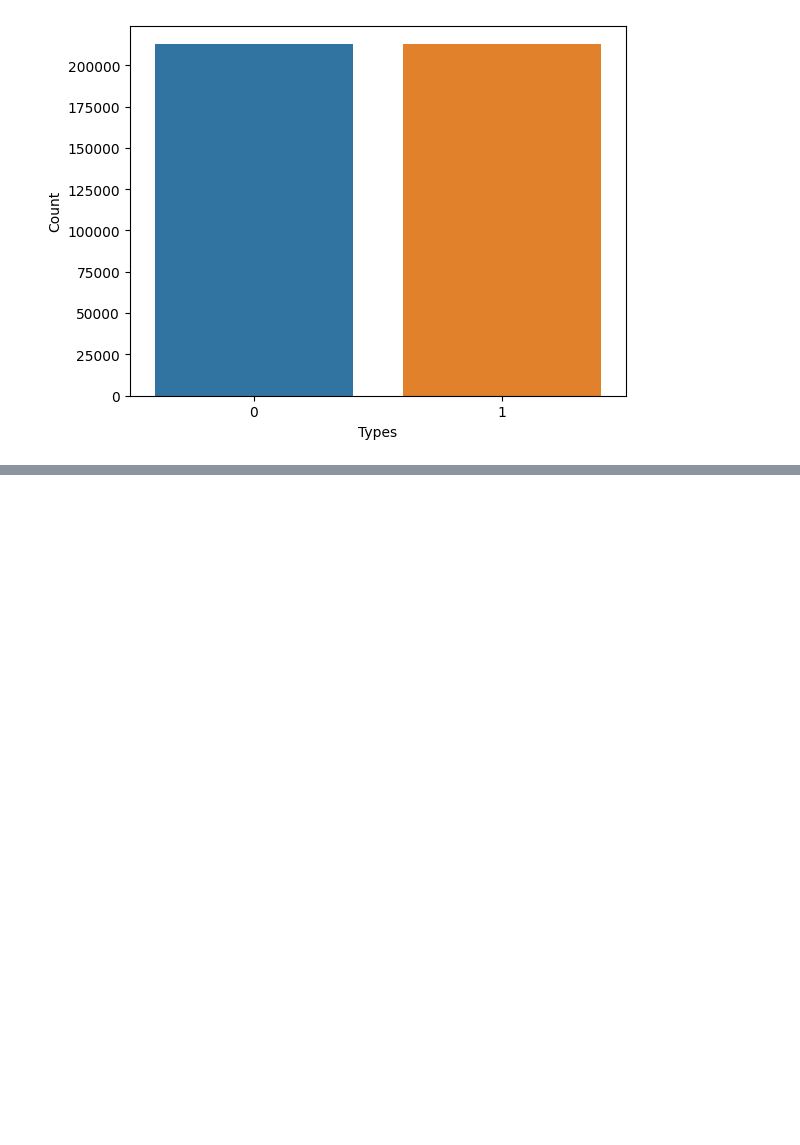
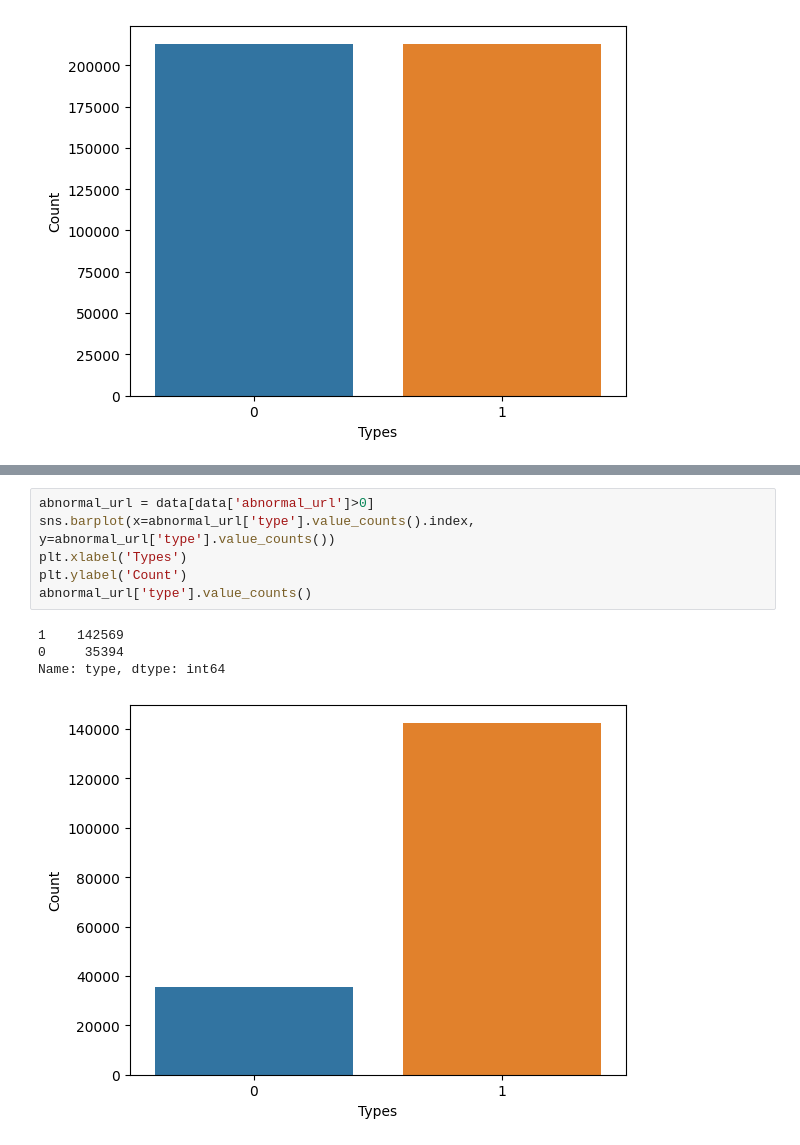
Before and after one commit to KarthikVajja/URLPhishingDetection, a Jupyter notebook: phishingDetection.ipynb, the cells around one changed output, grey strips where cells are left out. Drawn from its saved outputs; the diff is of its cells as text; blank space fills up the shorter version.

```diff
--- a/phishingDetection.ipynb
+++ b/phishingDetection.ipynb
@@ -473,0 +533,11 @@ Text(0, 0.5, 'Count')
+# %%
+abnormal_url = data[data['abnormal_url']>0]
+sns.barplot(x=abnormal_url['type'].value_counts().index, y=abnormal_url['type'].value_counts())
+plt.xlabel('Types')
+plt.ylabel('Count')
+abnormal_url['type'].value_counts()
+# %% [output]
+1    142569
+0     35394
+Name: type, dtype: int64
+[figure, added]
```
Also changed, not shown: parts of 19 cells of this notebook.
